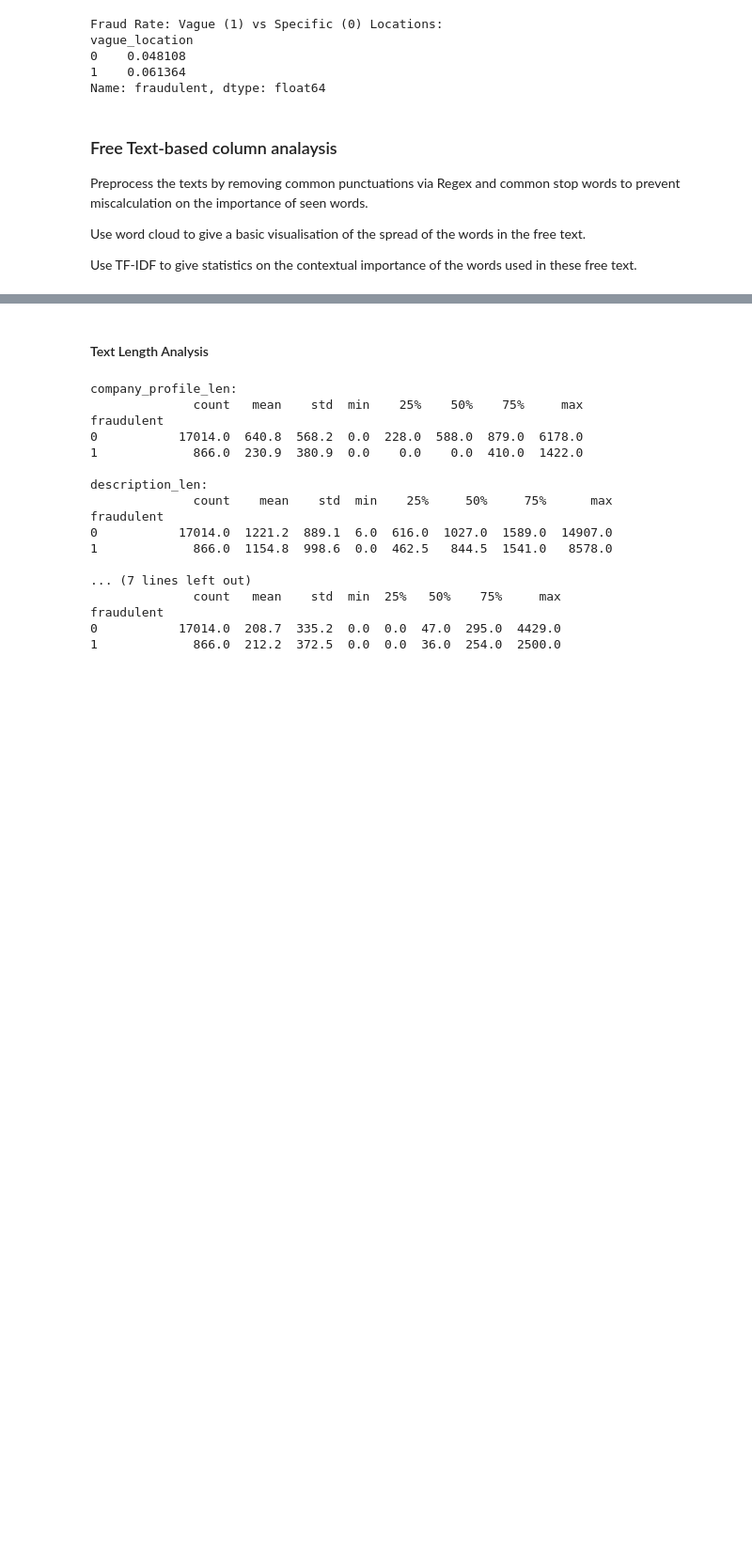
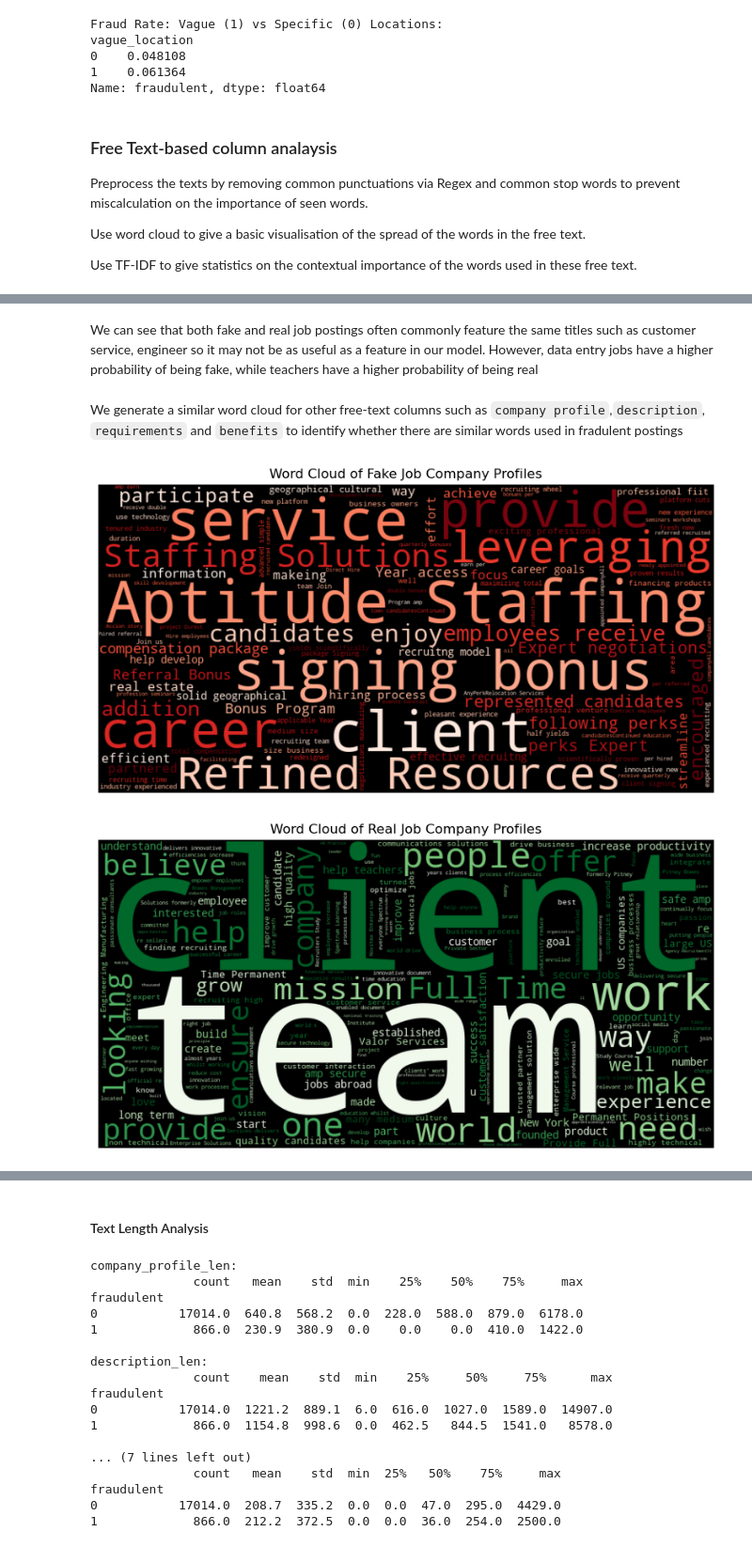
Before and after one commit to Bearson678/fake-job-posting_DL_Project, a Jupyter notebook: EDA.ipynb, the cells around one changed output, grey strips where cells are left out. Shown at 94% size. Saved outputs shown, nothing was run; the diff lists cells and outputs as text; code cells hidden in the pictures; blank space fills up the shorter version.

Commit message:
finished free text analysis

```diff
--- a/EDA.ipynb
+++ b/EDA.ipynb
@@ -573,0 +578,11 @@ plot_wordcloud(real_job_titles, 'Word Cloud of Real Job Titles',"Greens")
+# %% [markdown]
+We can see that both fake and real job postings often commonly feature the same titles such as customer service, engineer so it may not be as useful as a feature in our model. However, data entry jobs have a higher probability of being fake, while teachers have a higher probability of being real
+# %% [markdown]
+We generate a similar word cloud for other free-text columns such as `company profile`,`description`, `requirements` and `benefits` to identify whether there are similar words used in fradulent postings
+# %%
+plot_wordcloud(fake_job_profile, 'Word Cloud of Fake Job Company Profiles',"Reds")
+
+plot_wordcloud(real_job_profile, 'Word Cloud of Real Job Company Profiles',"Greens")
+# %% [output]
+[figure, added]
+[figure, added]
```
Also changed, not shown: parts of 18 cells of this notebook.
